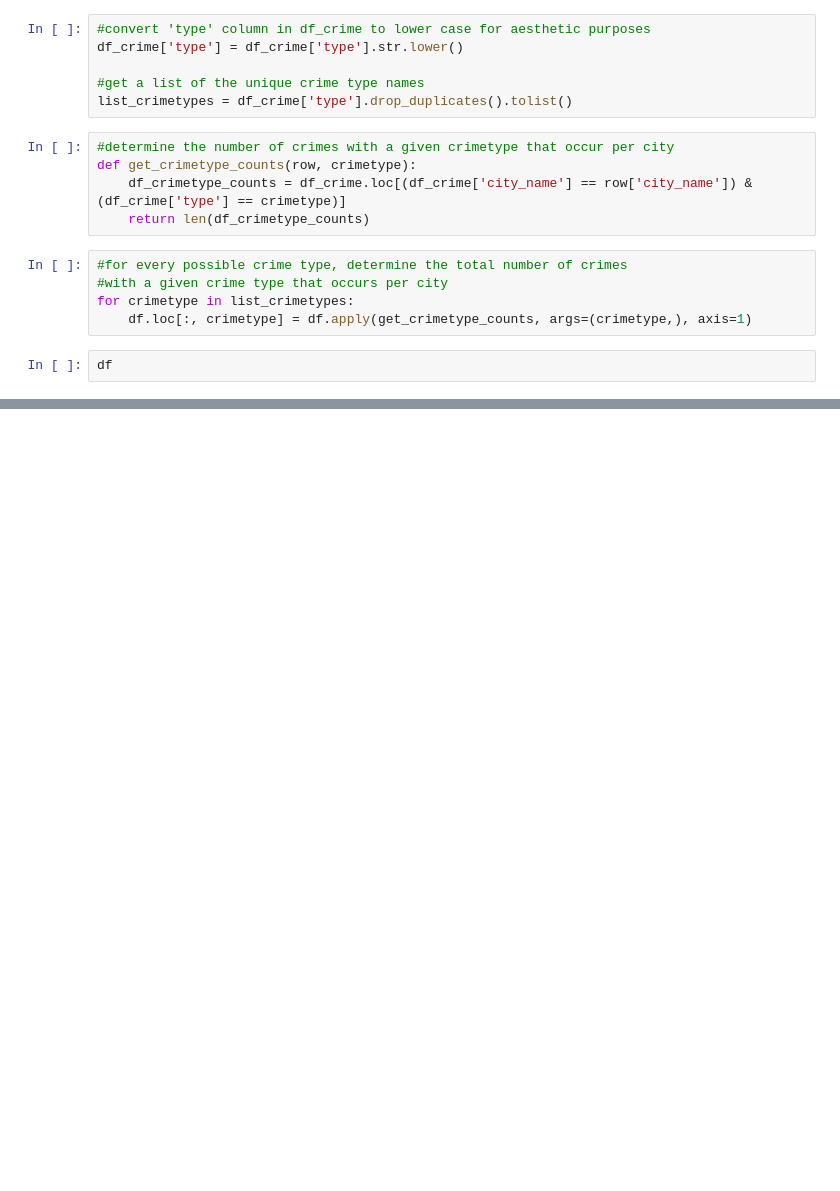
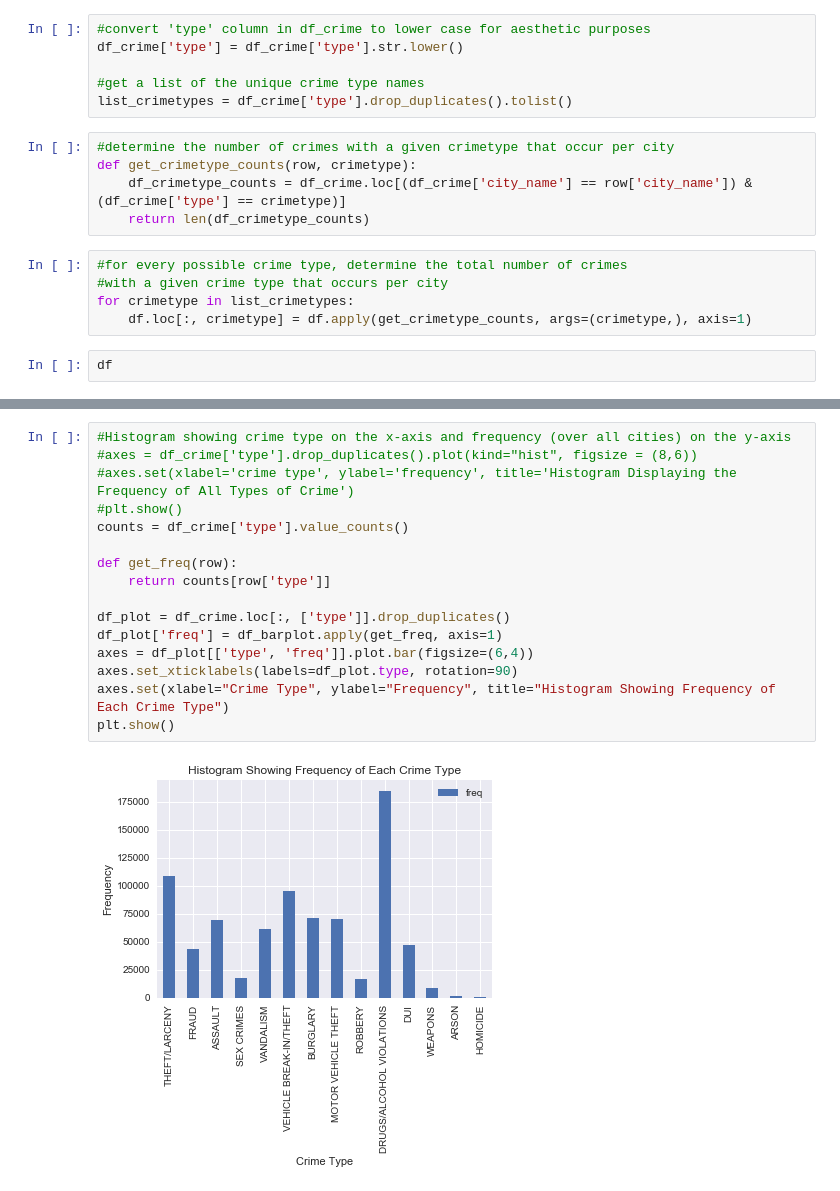
Before and after one commit to bringingjoy/crime_analysis_project, a Jupyter notebook: almost_final/Workbook_Aparna.ipynb, the cells around one changed output, grey strips where cells are left out. Drawn from its saved outputs; the diff is of its cells as text; blank space fills up the shorter version.

```diff
--- a/almost_final/Workbook_Aparna.ipynb
+++ b/almost_final/Workbook_Aparna.ipynb
@@ -244,0 +246,18 @@ df.corr()
+# %%
+#Histogram showing crime type on the x-axis and frequency (over all cities) on the y-axis
+#axes = df_crime['type'].drop_duplicates().plot(kind="hist", figsize = (8,6))
+#axes.set(xlabel='crime type', ylabel='frequency', title='Histogram Displaying the Frequency of All Types of Crime')
+#plt.show()
+counts = df_crime['type'].value_counts()
+
+def get_freq(row):
+    return counts[row['type']]
+
+df_plot = df_crime.loc[:, ['type']].drop_duplicates()
+df_plot['freq'] = df_barplot.apply(get_freq, axis=1)
+axes = df_plot[['type', 'freq']].plot.bar(figsize=(6,4))
+axes.set_xticklabels(labels=df_plot.type, rotation=90)
+axes.set(xlabel="Crime Type", ylabel="Frequency", title="Histogram Showing Frequency of Each Crime Type")
+plt.show()
+# %% [output]
+[figure, added]
```
Also changed, not shown: parts of 7 cells of this notebook.
